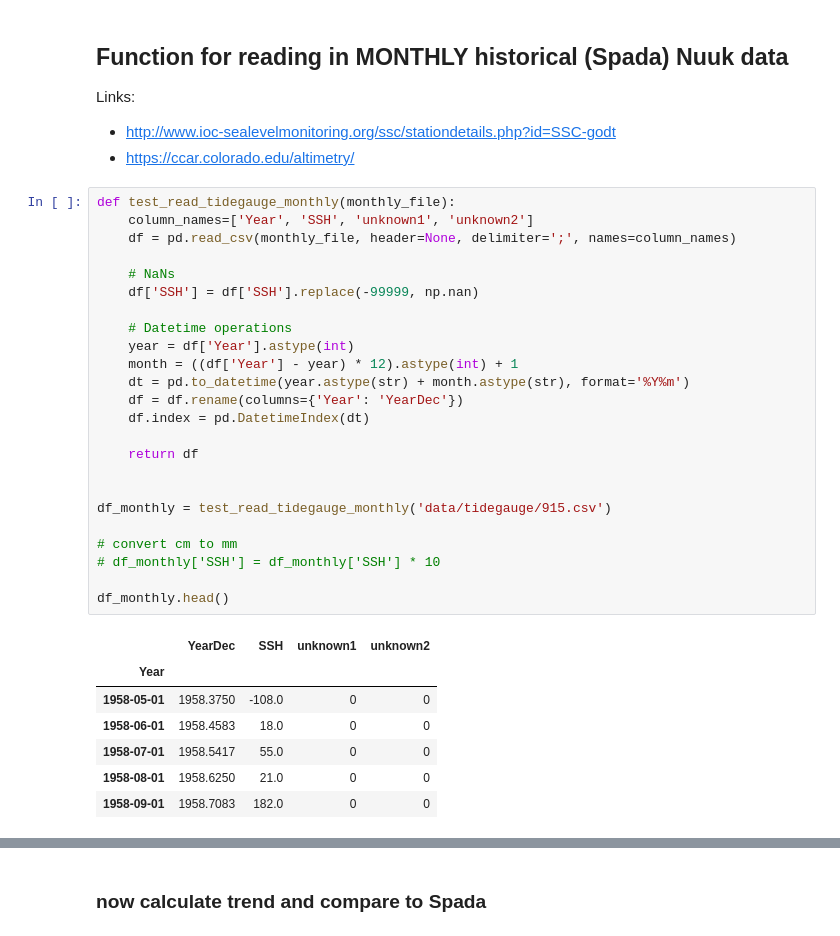
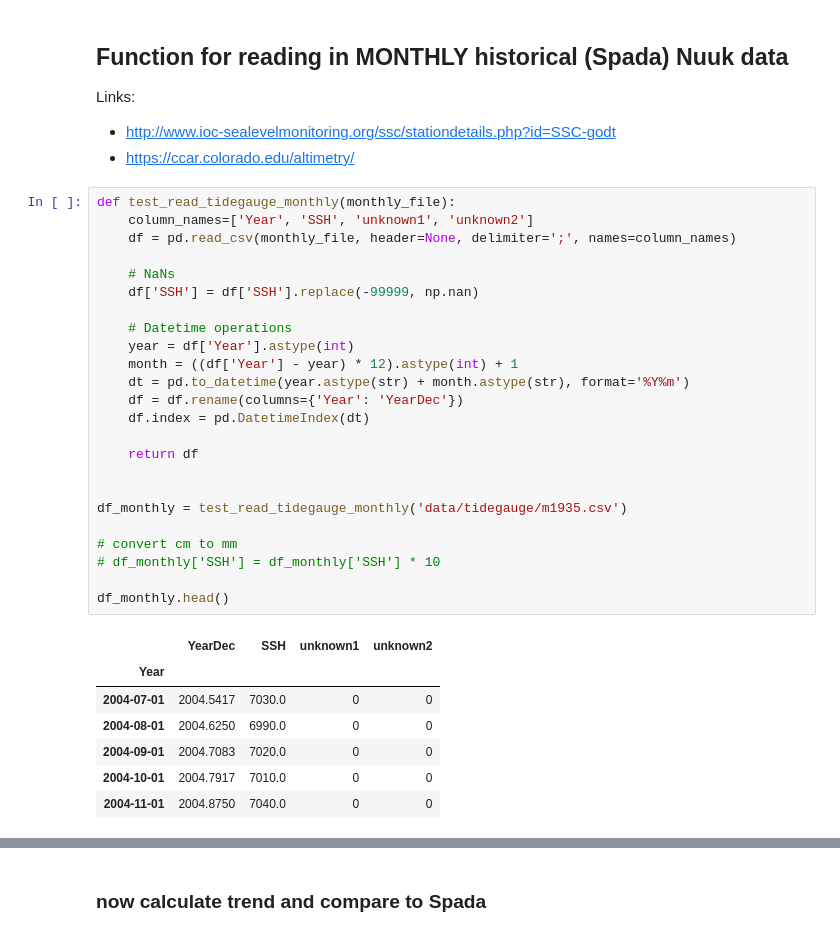
Before and after one commit to ldeo-arctictides/tidegauges-historical, a Jupyter notebook: example_read_psmsl.ipynb, the cells around one changed output, grey strips where cells are left out. Cells and saved outputs as stored; diff of their text form.

```diff
--- a/example_read_psmsl.ipynb
+++ b/example_read_psmsl.ipynb
@@ -240,35 +272,35 @@ Links:
 # %%
 def test_read_tidegauge_monthly(monthly_file):
     column_names=['Year', 'SSH', 'unknown1', 'unknown2']
     df = pd.read_csv(monthly_file, header=None, delimiter=';', names=column_names)
 
     # NaNs
     df['SSH'] = df['SSH'].replace(-99999, np.nan)
 
     # Datetime operations
     year = df['Year'].astype(int)
     month = ((df['Year'] - year) * 12).astype(int) + 1
     dt = pd.to_datetime(year.astype(str) + month.astype(str), format='%Y%m')
     df = df.rename(columns={'Year': 'YearDec'})
     df.index = pd.DatetimeIndex(dt)
 
     return df
 
 
-df_monthly = test_read_tidegauge_monthly('data/tidegauge/915.csv')
+df_monthly = test_read_tidegauge_monthly('data/tidegauge/m1935.csv')
 
 # convert cm to mm
 # df_monthly['SSH'] = df_monthly['SSH'] * 10
 
 df_monthly.head()
 # %% [output]
 |  | YearDec | SSH | unknown1 | unknown2 |
 | Year |  |  |  |  |
-| 1958-05-01 | 1958.3750 | -108.0 | 0 | 0 |
-| 1958-06-01 | 1958.4583 | 18.0 | 0 | 0 |
-| 1958-07-01 | 1958.5417 | 55.0 | 0 | 0 |
-| 1958-08-01 | 1958.6250 | 21.0 | 0 | 0 |
-| 1958-09-01 | 1958.7083 | 182.0 | 0 | 0 |
+| 2004-07-01 | 2004.5417 | 7030.0 | 0 | 0 |
+| 2004-08-01 | 2004.6250 | 6990.0 | 0 | 0 |
+| 2004-09-01 | 2004.7083 | 7020.0 | 0 | 0 |
+| 2004-10-01 | 2004.7917 | 7010.0 | 0 | 0 |
+| 2004-11-01 | 2004.8750 | 7040.0 | 0 | 0 |
 # %%
 df_monthly.plot.line(y='SSH', linestyle='',marker='.')
 # %% [output]
```
Also changed, not shown: parts of 5 cells of this notebook, 2 other files.
